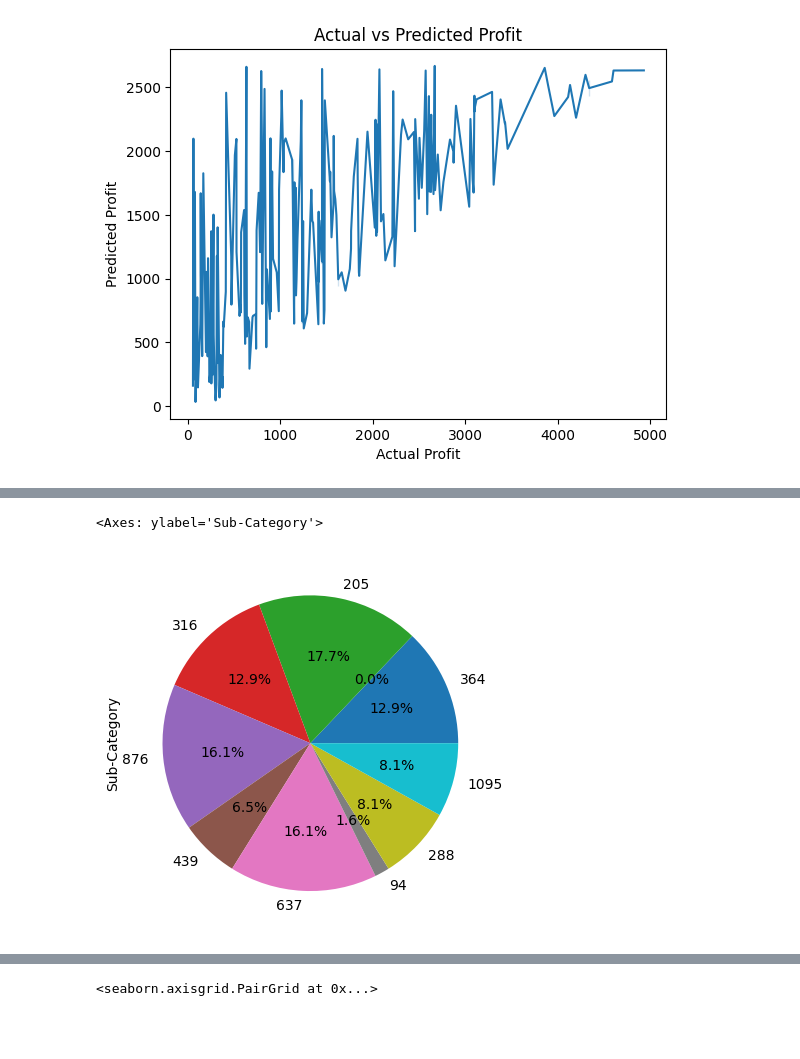
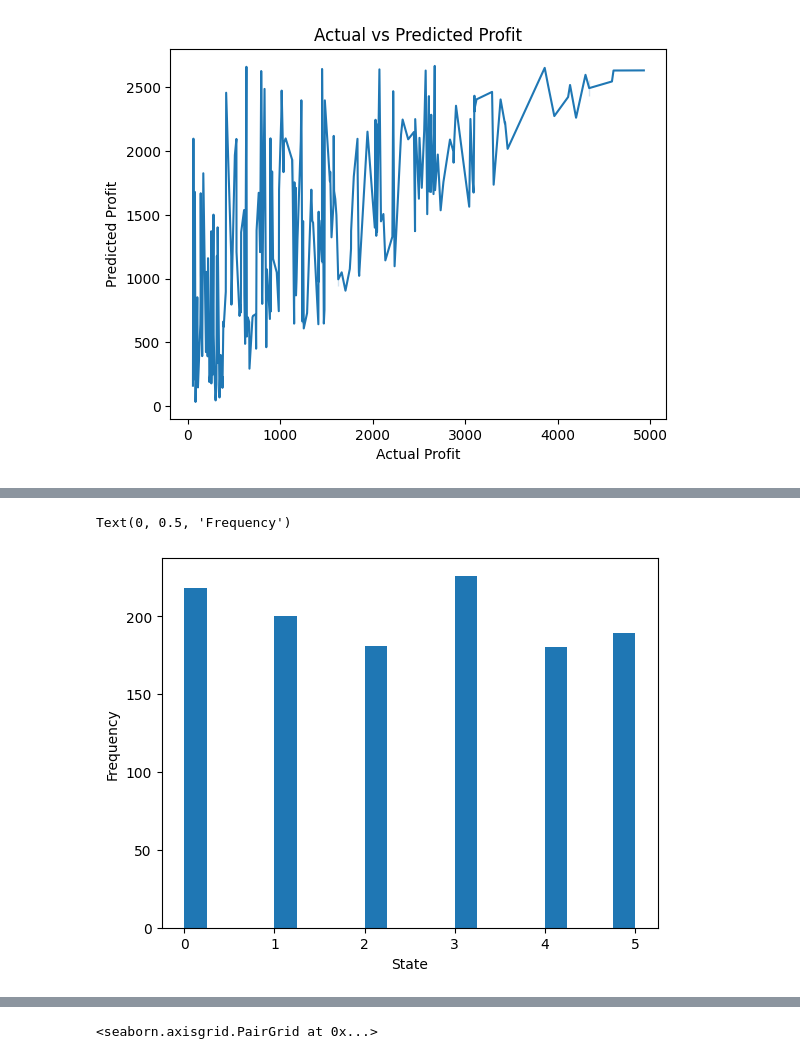
Before and after one commit to atakanerdogn/DATA-since-9-April, a Jupyter notebook: sales_dataset_from_kaggle.ipynb, the cells around one changed output, grey strips where cells are left out. Drawn from its saved outputs; the diff is of its cells as text; code cells hidden in the pictures; blank space fills up the shorter version.

```diff
--- a/sales_dataset_from_kaggle.ipynb
+++ b/sales_dataset_from_kaggle.ipynb
@@ -495,6 +490,8 @@ sales_c['Category'].sample(20).plot(x=kind='pie', autopct='%1.1f%%')
-# %%
-sales_c['Sub-Category'].sample(10).plot(kind='pie', autopct='%1.1f%%')
-# %% [output]
-<Axes: ylabel='Sub-Category'>
-[figure, removed]
+# %%
+sales_c['State'].plot(kind='hist', bins=20)
+plt.xlabel('State')
+plt.ylabel('Frequency')
+# %% [output]
+Text(0, 0.5, 'Frequency')
+[figure, added]
 # %%
```
Also changed, not shown: parts of 14 cells of this notebook.
